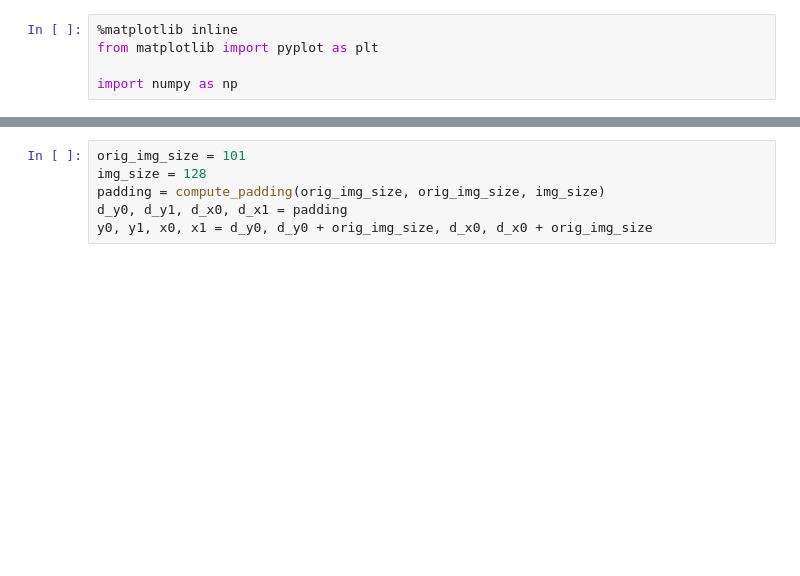
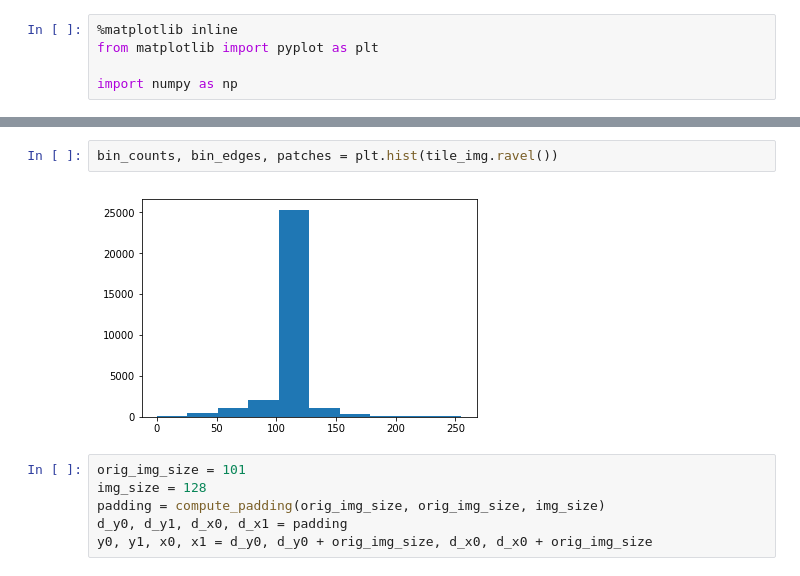
Before and after one commit to lonestar686/pytorch-saltnet, a Jupyter notebook: predict_seam.ipynb, the cells around one changed output, grey strips where cells are left out. Cells and saved outputs as stored; diff of their text form; blank space fills up the shorter version.

```diff
--- a/predict_seam.ipynb
+++ b/predict_seam.ipynb
@@ -92,3 +117,7 @@ image shape: (751, 1001, 876), volume shape: (751, 1001, 876)
+# %%
+bin_counts, bin_edges, patches = plt.hist(tile_img.ravel())
+# %% [output]
+[figure, added]
 # %%
 orig_img_size = 101
 img_size = 128
```
Also changed, not shown: parts of 16 cells of this notebook, 3 other files.
